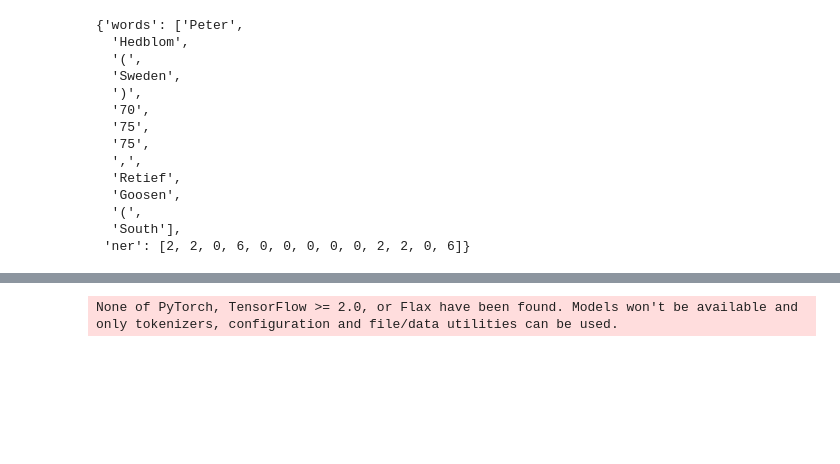
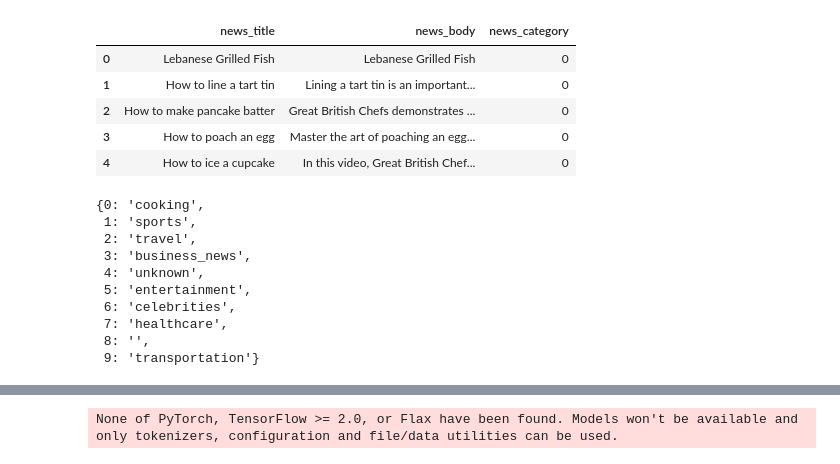
Before and after one commit to expert-search/glg-mas, a Jupyter notebook: notebooks/0.1-sjn-exploring-huggingface-datasets.ipynb, the cells around one changed output, grey strips where cells are left out. Saved outputs shown, nothing was run; the diff lists cells and outputs as text; code cells hidden in the pictures; blank space fills up the shorter version.

```diff
--- a/notebooks/0.1-sjn-exploring-huggingface-datasets.ipynb
+++ b/notebooks/0.1-sjn-exploring-huggingface-datasets.ipynb
@@ -19,17 +825,26 @@ xglue.shape
 # %%
-xglue['train'][-10]
+# Example Instance
+xglue_df = pd.DataFrame(xglue['train'])
-# %% [output]
-{'words': ['Peter',
-  'Hedblom',
-  '(',
-  'Sweden',
-  ')',
-  '70',
-  '75',
-  '75',
-  ',',
-  'Retief',
-  'Goosen',
-  '(',
-  'South'],
- 'ner': [2, 2, 0, 6, 0, 0, 0, 0, 0, 2, 2, 0, 6]}
+# %%
+xglue_df.head()
+# %% [output]
+|  | news_title | news_body | news_category |
+| 0 | Lebanese Grilled Fish | Lebanese Grilled Fish | 0 |
+| 1 | How to line a tart tin | Lining a tart tin is an important... | 0 |
+| 2 | How to make pancake batter | Great British Chefs demonstrates ... | 0 |
+| 3 | How to poach an egg | Master the art of poaching an egg... | 0 |
+| 4 | How to ice a cupcake | In this video, Great British Chef... | 0 |
+# %%
+# Classification Dictionary
+{0:'cooking', 1:'sports', 2:'travel', 3:'business_news', 4:'unknown', 5:'entertainment', 6:'celebrities', 7:'healthcare', 8:'', 9:'transportation'}
+# %% [output]
+{0: 'cooking',
+ 1: 'sports',
+ 2: 'travel',
+ 3: 'business_news',
+ 4: 'unknown',
+ 5: 'entertainment',
+ 6: 'celebrities',
+ 7: 'healthcare',
+ 8: '',
+ 9: 'transportation'}
```
Also changed, not shown: parts of 70 cells of this notebook, 29 other files.
